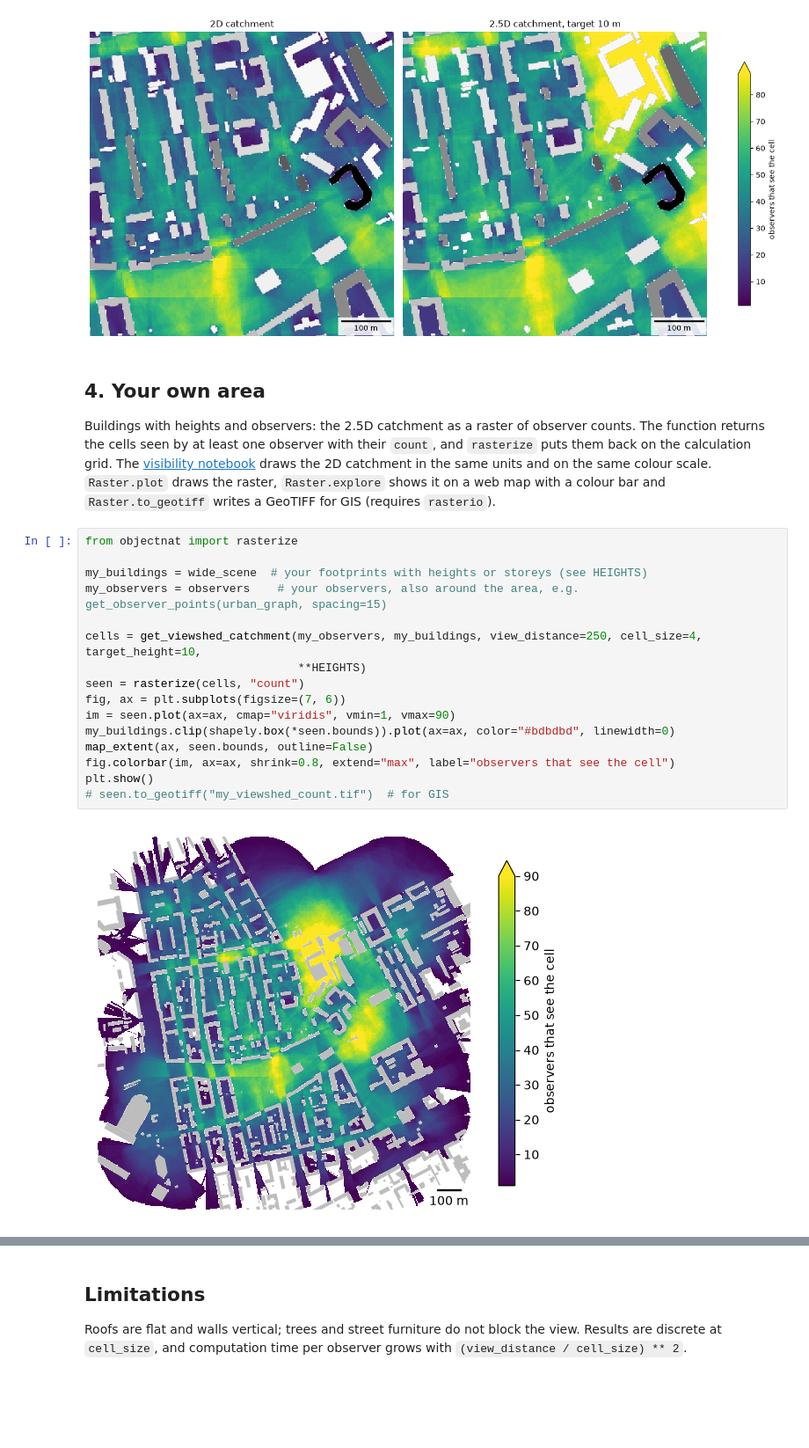
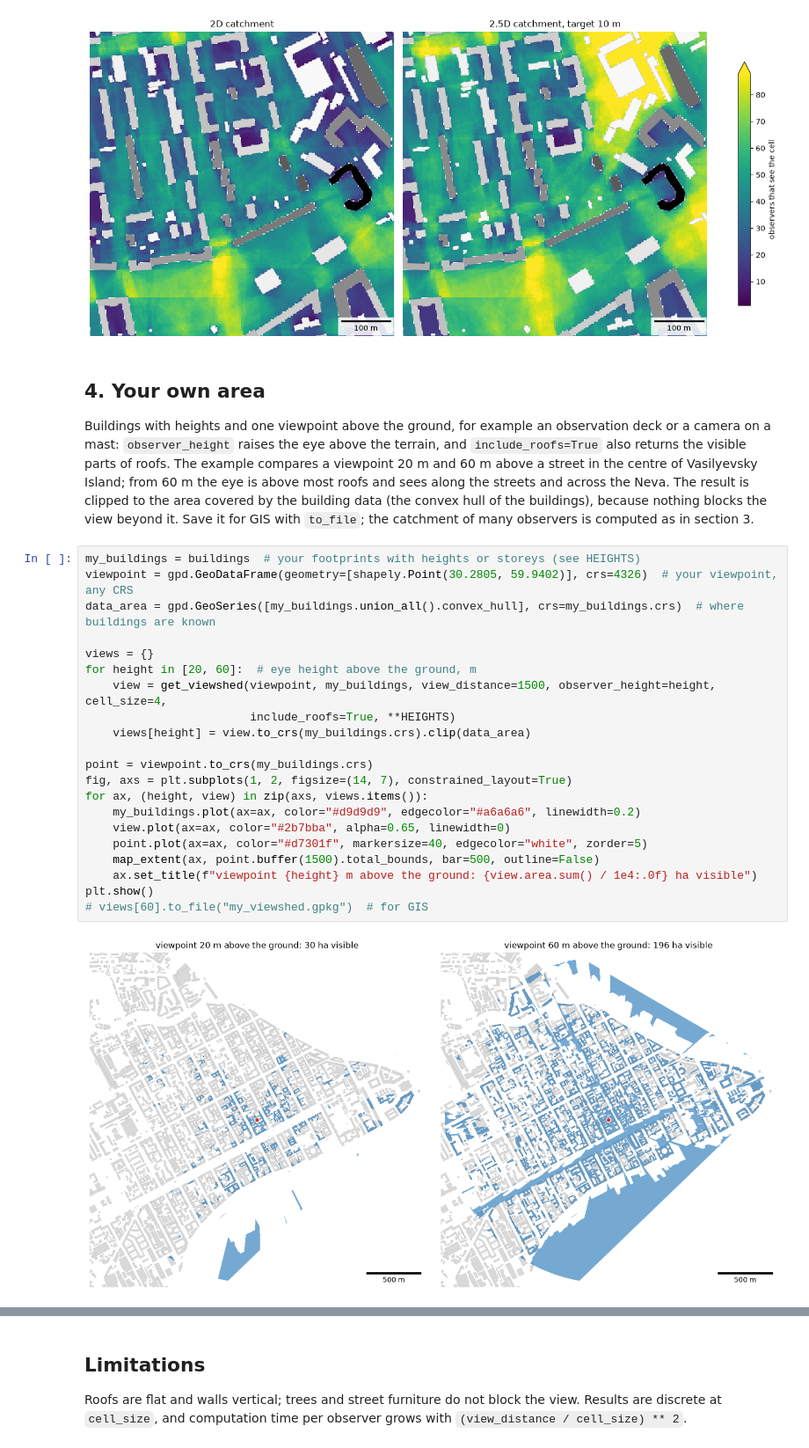
Before and after one commit to IDUclub/ObjectNat, a Jupyter notebook: docs/methods/examples/viewshed.ipynb, the cells around one changed output, grey strips where cells are left out. Shown at 88% size. Drawn from its saved outputs; the diff is of its cells as text; blank space fills up the shorter version.

```diff
--- a/docs/methods/examples/viewshed.ipynb
+++ b/docs/methods/examples/viewshed.ipynb
@@ -208,27 +208,33 @@ plt.show()
 # %% [markdown]
 ## 4. Your own area
 
-Buildings with heights and observers: the 2.5D catchment as a raster of observer counts. The function returns
-the cells seen by at least one observer with their `count`, and `rasterize` puts them back on the calculation grid.
-The [visibility notebook](visibility.ipynb) draws the 2D catchment in the same units and on the same colour scale.
-`Raster.plot` draws the raster, `Raster.explore` shows it on a web map with a colour bar and `Raster.to_geotiff`
-writes a GeoTIFF for GIS (requires `rasterio`).
+Buildings with heights and one viewpoint above the ground, for example an observation deck or a camera on a mast:
+`observer_height` raises the eye above the terrain, and `include_roofs=True` also returns the visible parts of
+roofs. The example compares a viewpoint 20 m and 60 m above a street in the centre of Vasilyevsky Island; from
+60 m the eye is above most roofs and sees along the streets and across the Neva. The result is clipped to the area
+covered by the building data (the convex hull of the buildings), because nothing blocks the view beyond it. Save it
+for GIS with `to_file`; the catchment of many observers is computed as in section 3.
 # %%
-from objectnat import rasterize
+my_buildings = buildings  # your footprints with heights or storeys (see HEIGHTS)
+viewpoint = gpd.GeoDataFrame(geometry=[shapely.Point(30.2805, 59.9402)], crs=4326)  # your viewpoint, any CRS
+data_area = gpd.GeoSeries([my_buildings.union_all().convex_hull], crs=my_buildings.crs)  # where buildings are known
 
-my_buildings = wide_scene  # your footprints with heights or storeys (see HEIGHTS)
-my_observers = observers    # your observers, also around the area, e.g. get_observer_points(urban_graph, spacing=15)
+views = {}
+for height in [20, 60]:  # eye height above the ground, m
+    view = get_viewshed(viewpoint, my_buildings, view_distance=1500, observer_height=height, cell_size=4,
+                        include_roofs=True, **HEIGHTS)
+    views[height] = view.to_crs(my_buildings.crs).clip(data_area)
 
-cells = get_viewshed_catchment(my_observers, my_buildings, view_distance=250, cell_size=4, target_height=10,
-                               **HEIGHTS)
-seen = rasterize(cells, "count")
-fig, ax = plt.subplots(figsize=(7, 6))
-im = seen.plot(ax=ax, cmap="viridis", vmin=1, vmax=90)
-my_buildings.clip(shapely.box(*seen.bounds)).plot(ax=ax, color="#bdbdbd", linewidth=0)
-map_extent(ax, seen.bounds, outline=False)
-fig.colorbar(im, ax=ax, shrink=0.8, extend="max", label="observers that see the cell")
+point = viewpoint.to_crs(my_buildings.crs)
+fig, axs = plt.subplots(1, 2, figsize=(14, 7), constrained_layout=True)
+for ax, (height, view) in zip(axs, views.items()):
+    my_buildings.plot(ax=ax, color="#d9d9d9", edgecolor="#a6a6a6", linewidth=0.2)
+    view.plot(ax=ax, color="#2b7bba", alpha=0.65, linewidth=0)
+    point.plot(ax=ax, color="#d7301f", markersize=40, edgecolor="white", zorder=5)
+    map_extent(ax, point.buffer(1500).total_bounds, bar=500, outline=False)
+    ax.set_title(f"viewpoint {height} m above the ground: {view.area.sum() / 1e4:.0f} ha visible")
 plt.show()
-# seen.to_geotiff("my_viewshed_count.tif")  # for GIS
+# views[60].to_file("my_viewshed.gpkg")  # for GIS
 # %% [output]
-[figure, old version]
+[figure, new version]
 # %%
```
Also changed, not shown: parts of 1 cell of this notebook, 12 other files.
